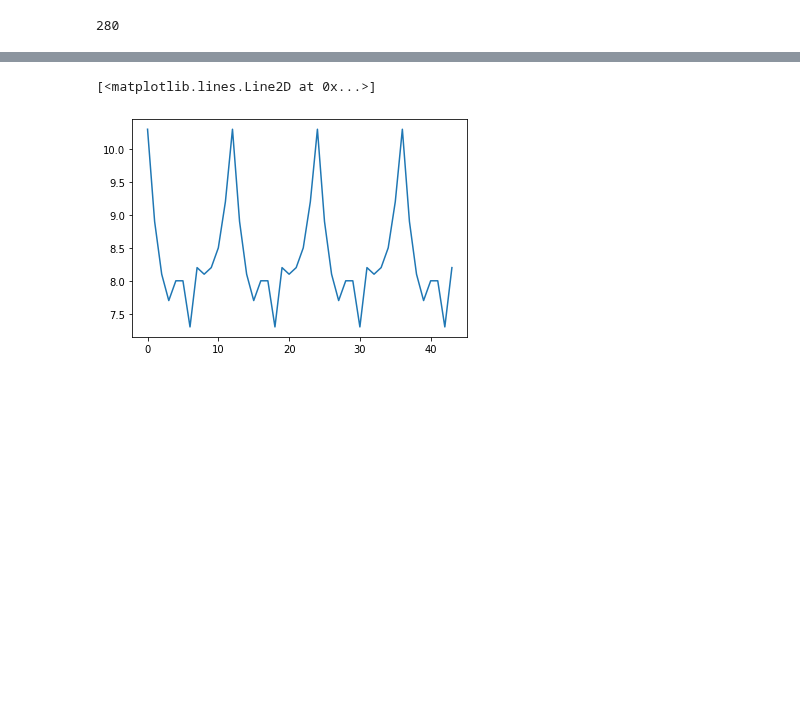
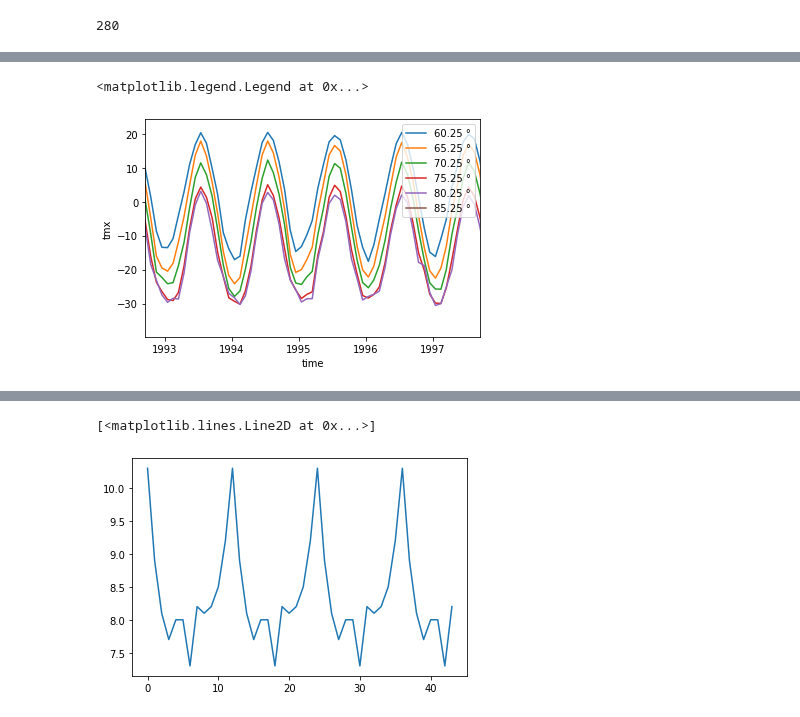
Before and after one commit to LeoausderDose/Praktikum_AWI, a Jupyter notebook: ImportTMax.ipynb, the cells around one changed output, grey strips where cells are left out. Cells and saved outputs as stored; diff of their text form; code cells hidden in the pictures; blank space fills up the shorter version.

```diff
--- a/ImportTMax.ipynb
+++ b/ImportTMax.ipynb
@@ -55,0 +86,13 @@ range(3, 1200, 12)
+# %%
+# Plot tmx
+for i in steps:
+    plt.plot(time_values, TMax_Lat.sel(lat = str(i)).tmx, label = str(i)+' °')
+
+plt.xlabel('time')
+plt.ylabel('tmx')
+
+plt.xlim(time_values[1100], time_values[1160])
+plt.legend(loc = 1)
+# %% [output]
+<matplotlib.legend.Legend at 0x...>
+[figure, added]
```
Also changed, not shown: parts of 20 cells of this notebook, 11 other files.
